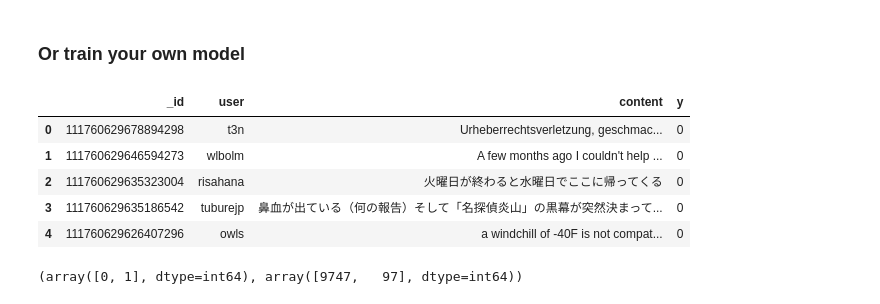
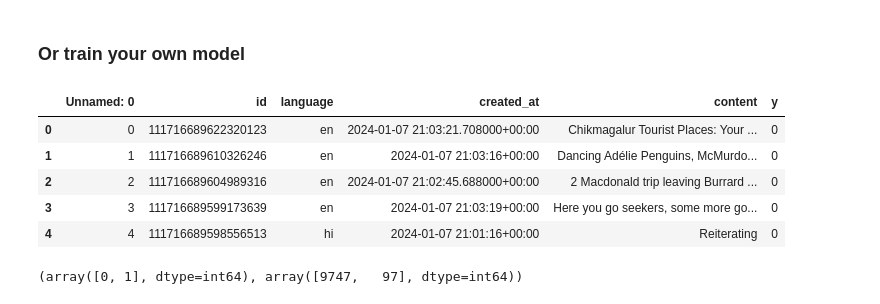
Before and after one commit to Allaa-boutaleb/Mastodon-Offensive-Speech-Detection, a Jupyter notebook: src/notebooks/app_viz.ipynb, the cells around one changed output. Saved outputs shown, nothing was run; the diff lists cells and outputs as text; code cells hidden in the pictures.

```diff
--- a/src/notebooks/app_viz.ipynb
+++ b/src/notebooks/app_viz.ipynb
@@ -83,15 +87,15 @@ CustomException: Error occured in python script name [/Users/bensidhoum-a/Docume
 ### Or train your own model
 # %%
 # Load data
-df = pd.read_csv('../data/toots_labeled.csv')
+df = pd.read_csv('../data/100k_en_toots_labeled.csv')
 df.head()
 # %% [output]
-|  | _id | user | content | y |
-| 0 | 111760629678894298 | t3n | Urheberrechtsverletzung, geschmac... | 0 |
-| 1 | 111760629646594273 | wlbolm | A few months ago I couldn't help ... | 0 |
-| 2 | 111760629635323004 | risahana | 火曜日が終わると水曜日でここに帰ってくる | 0 |
-| 3 | 111760629635186542 | tuburejp | 鼻血が出ている（何の報告）そして「名探偵炎山」の黒幕が突然決まって... | 0 |
-| 4 | 111760629626407296 | owls | a windchill of -40F is not compat... | 0 |
+|  | Unnamed: 0 | id | language | created_at | content | y |
+| 0 | 0 | 111716689622320123 | en | 2024-01-07 21:03:21.708000+00:00 | Chikmagalur Tourist Places: Your ... | 0 |
+| 1 | 1 | 111716689610326246 | en | 2024-01-07 21:03:16+00:00 | Dancing Adélie Penguins, McMurdo... | 0 |
+| 2 | 2 | 111716689604989316 | en | 2024-01-07 21:02:45.688000+00:00 | 2 Macdonald trip leaving Burrard ... | 0 |
+| 3 | 3 | 111716689599173639 | en | 2024-01-07 21:03:19+00:00 | Here you go seekers, some more go... | 0 |
+| 4 | 4 | 111716689598556513 | hi | 2024-01-07 21:01:16+00:00 | Reiterating | 0 |
 # %%
 np.unique(df['y'], return_counts=True)
 # -> imbalanced classes
```
Also changed, not shown: parts of 9 cells of this notebook, 7 other files.
